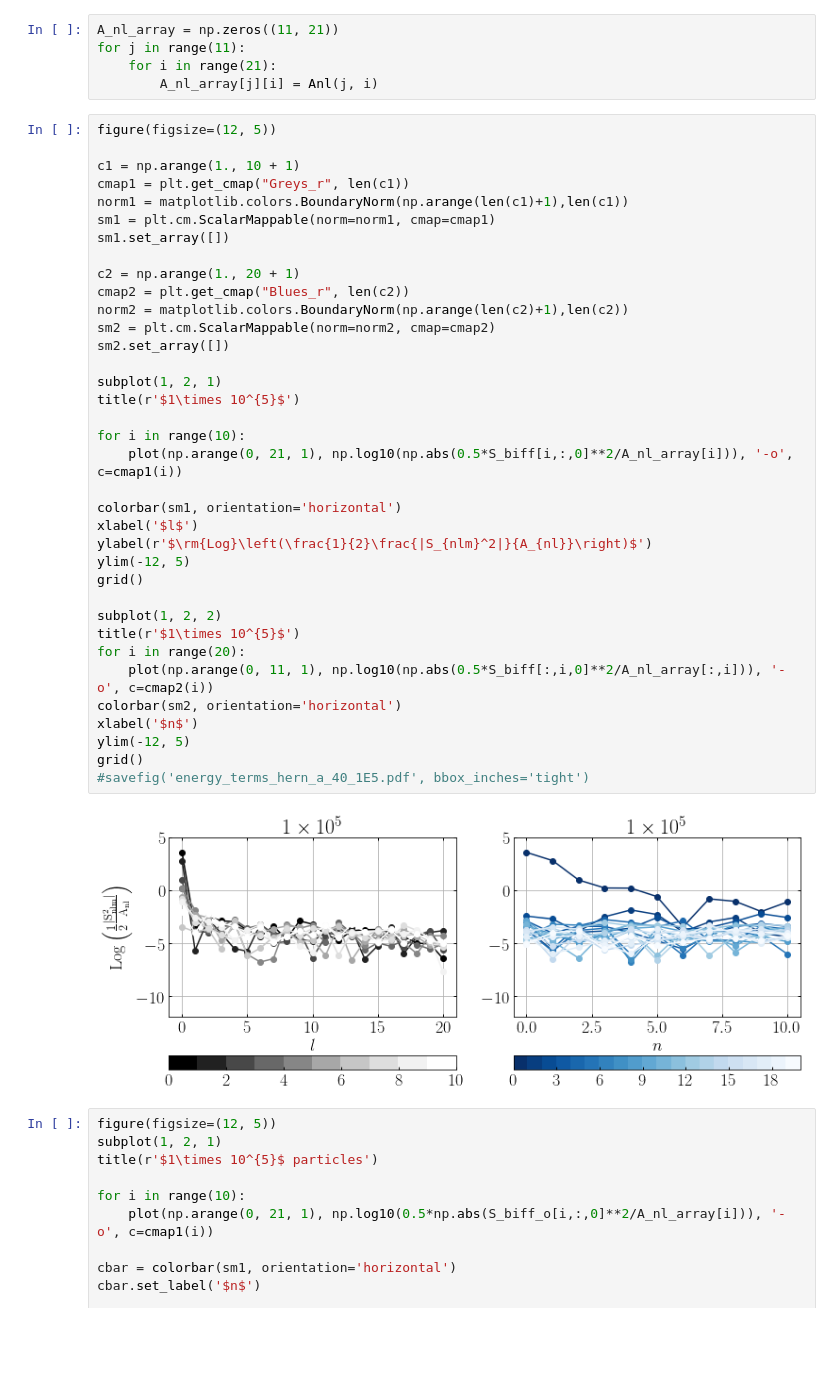
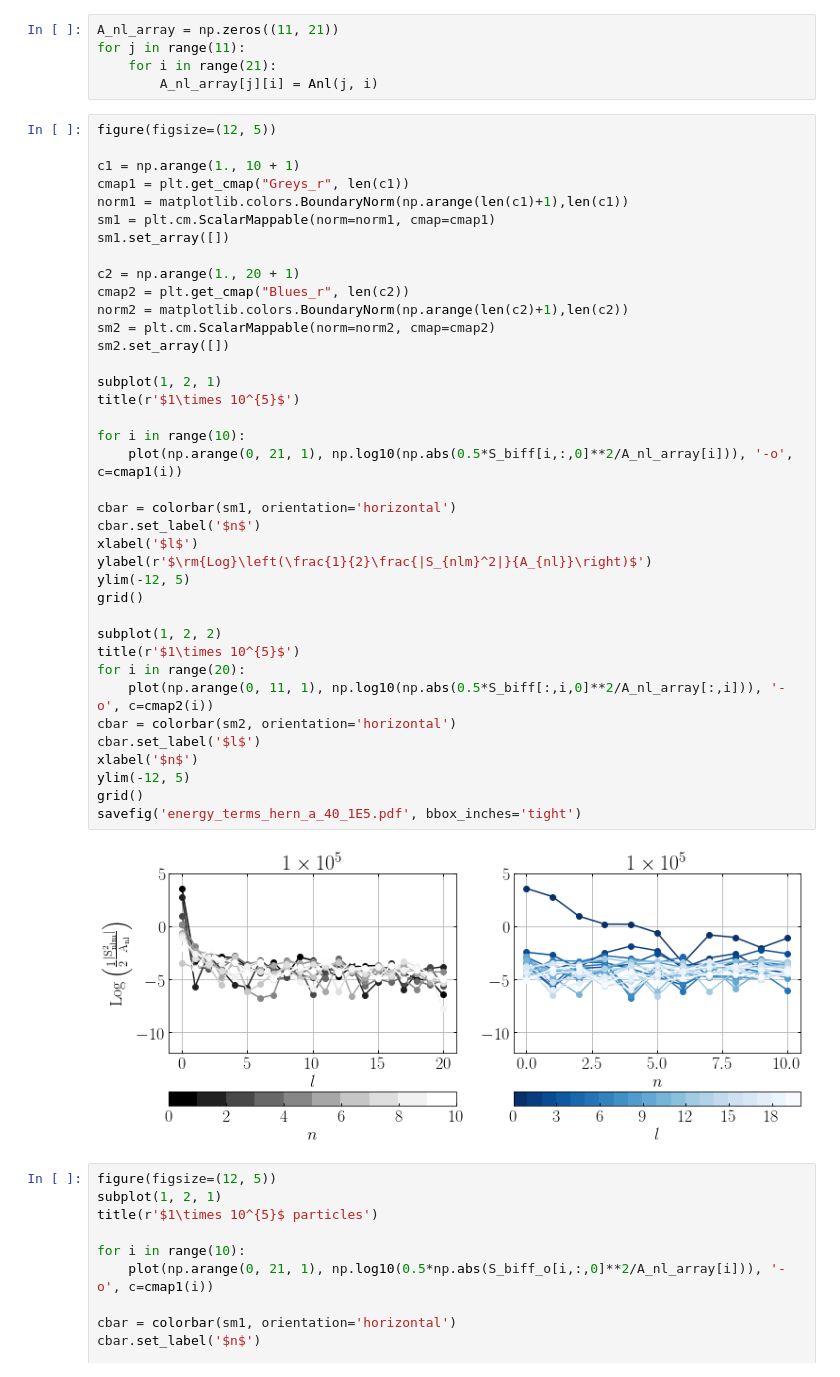
Before and after one commit to jngaravitoc/BFE-c, a Jupyter notebook: code/computing_coefficients.ipynb, the cells around one changed output. Drawn from its saved outputs; the diff is of its cells as text; blank space fills up the shorter version.

```diff
--- a/code/computing_coefficients.ipynb
+++ b/code/computing_coefficients.ipynb
@@ -354,37 +353,39 @@ c1 = np.arange(1., 10 + 1)
 cmap1 = plt.get_cmap("Greys_r", len(c1))
 norm1 = matplotlib.colors.BoundaryNorm(np.arange(len(c1)+1),len(c1))
 sm1 = plt.cm.ScalarMappable(norm=norm1, cmap=cmap1)
 sm1.set_array([])
 
 c2 = np.arange(1., 20 + 1)
 cmap2 = plt.get_cmap("Blues_r", len(c2))
 norm2 = matplotlib.colors.BoundaryNorm(np.arange(len(c2)+1),len(c2))
 sm2 = plt.cm.ScalarMappable(norm=norm2, cmap=cmap2)
 sm2.set_array([])
 
 subplot(1, 2, 1)
 title(r'$1\times 10^{5}$')
 
 for i in range(10):
     plot(np.arange(0, 21, 1), np.log10(np.abs(0.5*S_biff[i,:,0]**2/A_nl_array[i])), '-o', c=cmap1(i))
 
-colorbar(sm1, orientation='horizontal')
+cbar = colorbar(sm1, orientation='horizontal')
+cbar.set_label('$n$')
 xlabel('$l$')
 ylabel(r'$\rm{Log}\left(\frac{1}{2}\frac{|S_{nlm}^2|}{A_{nl}}\right)$')
 ylim(-12, 5)
 grid()
 
 subplot(1, 2, 2)
 title(r'$1\times 10^{5}$')
 for i in range(20):
     plot(np.arange(0, 11, 1), np.log10(np.abs(0.5*S_biff[:,i,0]**2/A_nl_array[:,i])), '-o', c=cmap2(i))
-colorbar(sm2, orientation='horizontal')
+cbar = colorbar(sm2, orientation='horizontal')
+cbar.set_label('$l$')
 xlabel('$n$')
 ylim(-12, 5)
 grid()
-#savefig('energy_terms_hern_a_40_1E5.pdf', bbox_inches='tight')
+savefig('energy_terms_hern_a_40_1E5.pdf', bbox_inches='tight')
 # %% [output]
-[figure, old version]
+[figure, new version]
 # %%
 figure(figsize=(12, 5))
 subplot(1, 2, 1)
```
Also changed, not shown: parts of 4 cells of this notebook, 2 other files.
